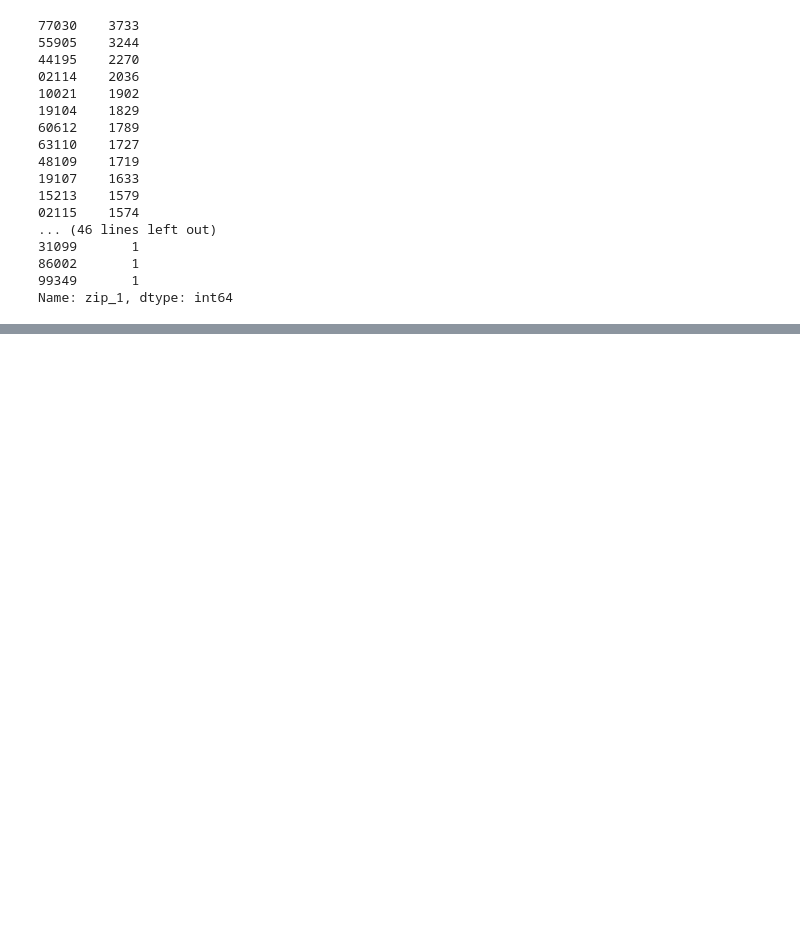
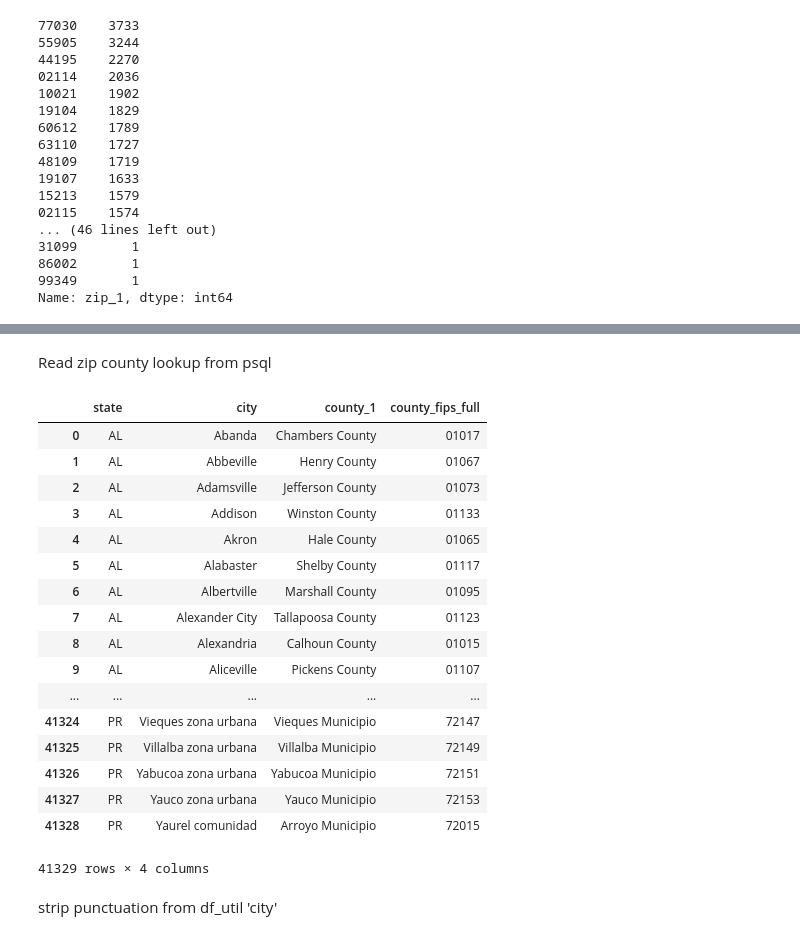
Before and after one commit to aurel1212/medicare-project, a Jupyter notebook: script/util_payments_agg_clean.ipynb, the cells around one changed output, grey strips where cells are left out. Cells and saved outputs as stored; diff of their text form; code cells hidden in the pictures; blank space fills up the shorter version.

Commit message:
exploring county agg

```diff
--- a/script/util_payments_agg_clean.ipynb
+++ b/script/util_payments_agg_clean.ipynb
@@ -1022,0 +1019,37 @@ Name: zip_1, dtype: int64
+# %% [markdown]
+Read zip county lookup from psql
+# %%
+conn = pg2.connect(dbname='medicare', user='postgres')
+# %%
+query = '''
+        SELECT state
+            , city
+            , county_1
+            , county_fips_full
+        FROM zip_county_lookup;
+        '''
+# %%
+df_county = pd.read_sql_query(query, conn)
+# %%
+df_county
+# %% [output]
+|  | state | city | county_1 | county_fips_full |
+| 0 | AL | Abanda | Chambers County | 01017 |
+| 1 | AL | Abbeville | Henry County | 01067 |
+| 2 | AL | Adamsville | Jefferson County | 01073 |
+| 3 | AL | Addison | Winston County | 01133 |
+| 4 | AL | Akron | Hale County | 01065 |
+| 5 | AL | Alabaster | Shelby County | 01117 |
+| 6 | AL | Albertville | Marshall County | 01095 |
+| 7 | AL | Alexander City | Tallapoosa County | 01123 |
+| 8 | AL | Alexandria | Calhoun County | 01015 |
+| 9 | AL | Aliceville | Pickens County | 01107 |
+| ... | ... | ... | ... | ... |
+| 41324 | PR | Vieques zona urbana | Vieques Municipio | 72147 |
+| 41325 | PR | Villalba zona urbana | Villalba Municipio | 72149 |
+| 41326 | PR | Yabucoa zona urbana | Yabucoa Municipio | 72151 |
+| 41327 | PR | Yauco zona urbana | Yauco Municipio | 72153 |
+| 41328 | PR | Yaurel comunidad | Arroyo Municipio | 72015 |
+41329 rows × 4 columns
+# %% [markdown]
+strip punctuation from df_util 'city'
```
Also changed, not shown: parts of 4 cells of this notebook, 2 other files.
